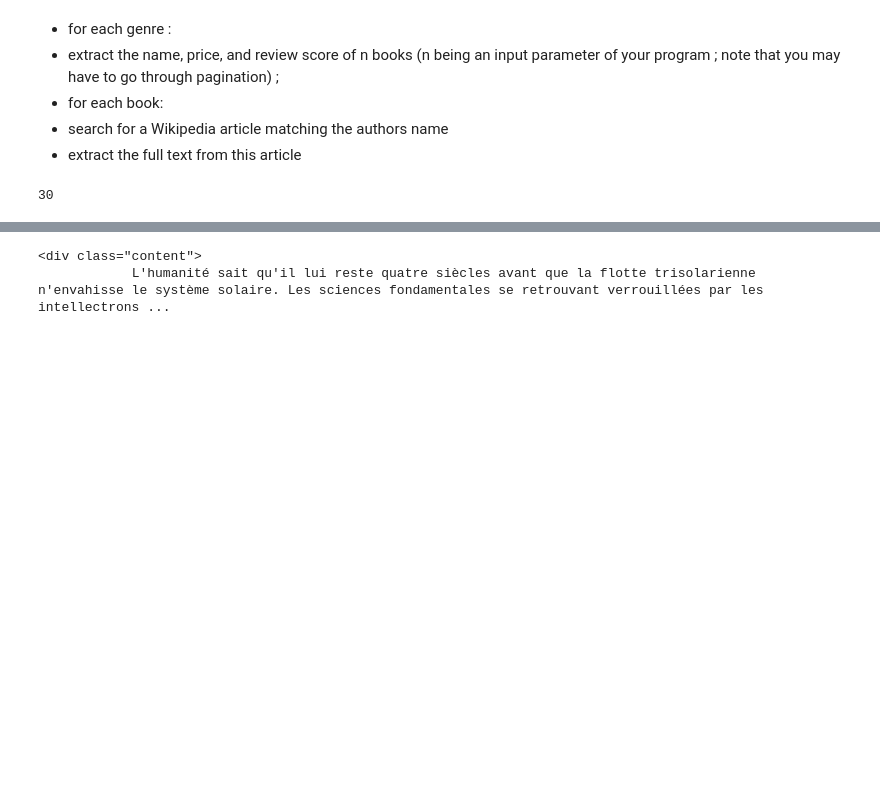
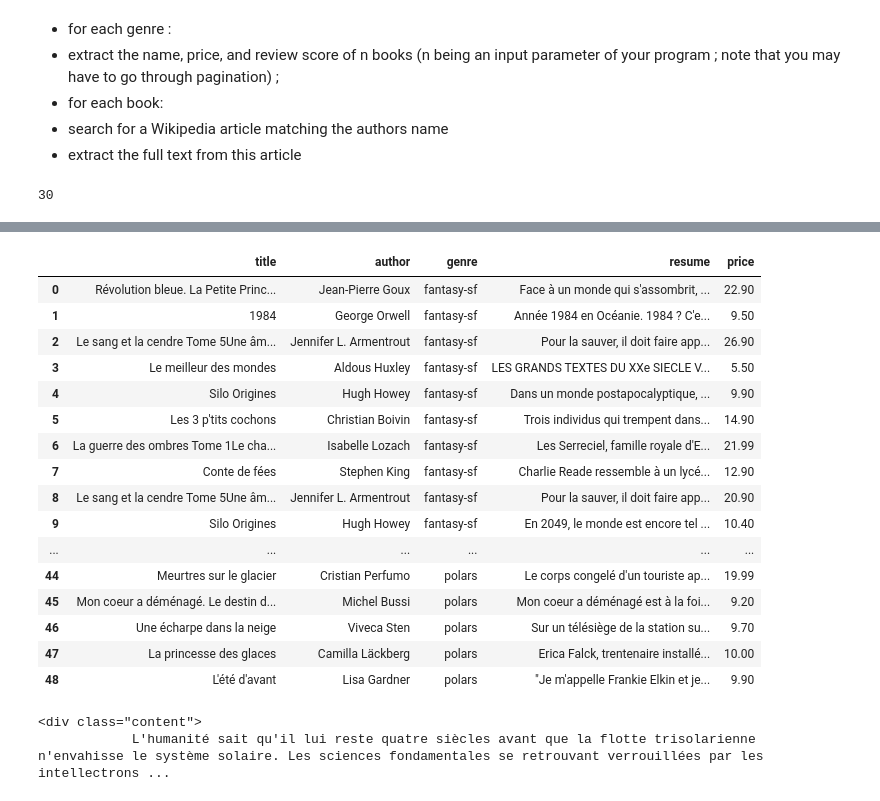
Before and after one commit to it-is-helga/m1-data-science-2025, a Jupyter notebook: class07-regex-examples/pipeline_df.ipynb, the cells around one changed output, grey strips where cells are left out. Cells and saved outputs as stored; diff of their text form; code cells hidden in the pictures; blank space fills up the shorter version.

```diff
--- a/class07-regex-examples/pipeline_df.ipynb
+++ b/class07-regex-examples/pipeline_df.ipynb
@@ -29,3 +70,30 @@ for genre in genrelist:
 len(broth[0].find_all('div', class_="content-50 catalog-product-list-details fiche_page_recherche"))
 # %% [output]
 30
+# %%
+data = []
+for i, elem in enumerate(broth):
+    g = genrelist[i]
+    kek = elem.find_all('li', class_='dct-product clearfix fiche-produit product-availability-01')[:15]
+    for elem2 in kek:
+                para = elem2.find('div', class_="content-50 catalog-product-list-details fiche_page_recherche")
+                title = para.find('a', class_="product-title").text.strip()
+                author = para.find('div', class_='authors').text.strip()
+                # road to resume
+                susurl = para.find('a', class_="product-title")["href"]
+                susu = requests.get(susurl, headers=ua, timeout=30)
+                susup = BeautifulSoup(susu.content, 'html.parser')
+                resume = susup.find('div', class_="content").text.strip()
+                para = elem2.find('div', class_="content-25 catalog-product-list-actions")
+                if para != None:
+                       price = para.find('span', class_="final-price").text.strip().strip(" €").replace(',','.')
+                else:
+                        para = elem2.find('div', class_="content-25 catalog-product-list-actions solde")
+                        price = para.find('span', class_="final-price").text.strip().strip(" €").replace(',','.')
+                        price = price.split('\n')[-1]
+                        # price = None
+                d = {"title": title, "author": author, "genre": g, "resume": resume, "price": float(price)}
+                data.append(d)
+                # a.append(author)
+                # t.append(title)
+                # r.append(resume)
@@ -32,3 +130,23 @@ len(broth[0].find_all('div', class_="content-50 catalog-product-list-details fic
+# %%
+pd.DataFrame.from_dict(data)
+# %% [output]
+|  | title | author | genre | resume | price |
+| 0 | Révolution bleue. La Petite Princ... | Jean-Pierre Goux | fantasy-sf | Face à un monde qui s'assombrit, ... | 22.90 |
+| 1 | 1984 | George Orwell | fantasy-sf | Année 1984 en Océanie. 1984 ? C'e... | 9.50 |
+| 2 | Le sang et la cendre Tome 5Une âm... | Jennifer L. Armentrout | fantasy-sf | Pour la sauver, il doit faire app... | 26.90 |
+| 3 | Le meilleur des mondes | Aldous Huxley | fantasy-sf | LES GRANDS TEXTES DU XXe SIECLE V... | 5.50 |
+| 4 | Silo Origines | Hugh Howey | fantasy-sf | Dans un monde postapocalyptique, ... | 9.90 |
+| 5 | Les 3 p'tits cochons | Christian Boivin | fantasy-sf | Trois individus qui trempent dans... | 14.90 |
+| 6 | La guerre des ombres Tome 1Le cha... | Isabelle Lozach | fantasy-sf | Les Serreciel, famille royale d'E... | 21.99 |
+| 7 | Conte de fées | Stephen King | fantasy-sf | Charlie Reade ressemble à un lycé... | 12.90 |
+| 8 | Le sang et la cendre Tome 5Une âm... | Jennifer L. Armentrout | fantasy-sf | Pour la sauver, il doit faire app... | 20.90 |
+| 9 | Silo Origines | Hugh Howey | fantasy-sf | En 2049, le monde est encore tel ... | 10.40 |
+| ... | ... | ... | ... | ... | ... |
+| 44 | Meurtres sur le glacier | Cristian Perfumo | polars | Le corps congelé d'un touriste ap... | 19.99 |
+| 45 | Mon coeur a déménagé. Le destin d... | Michel Bussi | polars | Mon coeur a déménagé est à la foi... | 9.20 |
+| 46 | Une écharpe dans la neige | Viveca Sten | polars | Sur un télésiège de la station su... | 9.70 |
+| 47 | La princesse des glaces | Camilla Läckberg | polars | Erica Falck, trentenaire installé... | 10.00 |
+| 48 | L'été d'avant | Lisa Gardner | polars | "Je m'appelle Frankie Elkin et je... | 9.90 |
 # %%
 # class="content-50 catalog-product-list-details fiche_page_recherche"
 # a = []
```
Also changed, not shown: parts of 9 cells of this notebook.
